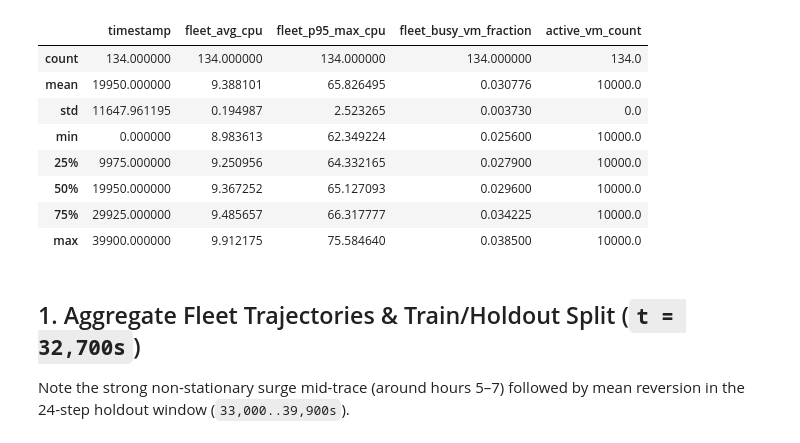
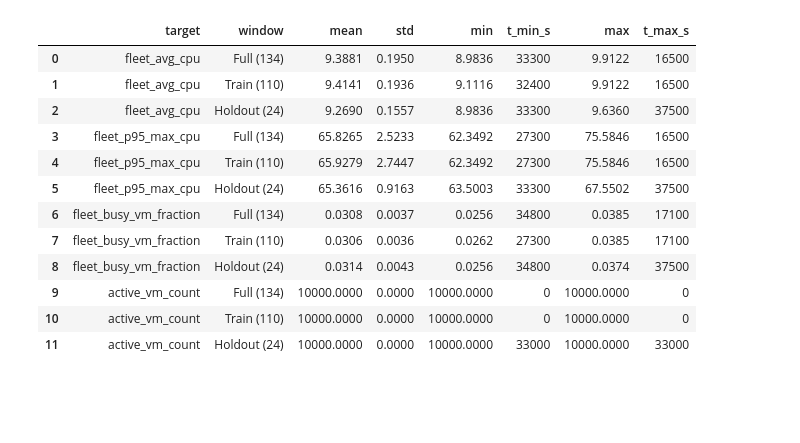
Before and after one commit to Marwangasser1/cloud-workload-forecasting-challenge, a Jupyter notebook: notebooks/02_workload_eda.ipynb, the cells around one changed output. Drawn from its saved outputs; the diff is of its cells as text; code cells hidden in the pictures; blank space fills up the shorter version.

```diff
--- a/notebooks/02_workload_eda.ipynb
+++ b/notebooks/02_workload_eda.ipynb
@@ -5,29 +4,45 @@ This notebook explores the temporal dynamics of the 4 aggregate fleet targets (`
 # %%
 from pathlib import Path
 import numpy as np
 import pandas as pd
 import matplotlib.pyplot as plt
+from statsmodels.tsa.stattools import acf
+from IPython.display import Image, display
 
 from cwfc.io import load_cpu_readings, load_vm_metadata
 from cwfc.predict import build_fleet_targets
-from cwfc.targets import build_segment_targets, split_train_holdout
+from cwfc.targets import split_train_holdout, build_segment_targets, split_raw_readings_train_holdout
+from cwfc.models import assign_vm_segments
 
 DATA_DIR = Path('../challenge_data')
 readings = load_cpu_readings(DATA_DIR)
 metadata = load_vm_metadata(DATA_DIR)
 agg_df = build_fleet_targets(readings)
 train_df, holdout_df = split_train_holdout(agg_df, n_holdout=24)
-agg_df[['timestamp', 'fleet_avg_cpu', 'fleet_p95_max_cpu', 'fleet_busy_vm_fraction', 'active_vm_count']].describe()
+
+rows = []
+for col in ['fleet_avg_cpu', 'fleet_p95_max_cpu', 'fleet_busy_vm_fraction', 'active_vm_count']:
+    for split_name, df_part in [('Full (134)', agg_df), ('Train (110)', train_df), ('Holdout (24)', holdout_df)]:
+        s = df_part[col]
+        rows.append({
+            'target': col, 'window': split_name,
+            'mean': s.mean(), 'std': s.std(ddof=1),
+            'min': s.min(), 't_min_s': int(df_part.loc[s.idxmin(), 'timestamp']),
+            'max': s.max(), 't_max_s': int(df_part.loc[s.idxmax(), 'timestamp']),
+        })
+summary_targets = pd.DataFrame(rows)
+display(summary_targets.round(4))
 # %% [output]
-|  | timestamp | fleet_avg_cpu | fleet_p95_max_cpu | fleet_busy_vm_fraction | active_vm_count |
-| count | 134.000000 | 134.000000 | 134.000000 | 134.000000 | 134.0 |
-| mean | 19950.000000 | 9.388101 | 65.826495 | 0.030776 | 10000.0 |
-| std | 11647.961195 | 0.194987 | 2.523265 | 0.003730 | 0.0 |
-| min | 0.000000 | 8.983613 | 62.349224 | 0.025600 | 10000.0 |
-| 25% | 9975.000000 | 9.250956 | 64.332165 | 0.027900 | 10000.0 |
-| 50% | 19950.000000 | 9.367252 | 65.127093 | 0.029600 | 10000.0 |
-| 75% | 29925.000000 | 9.485657 | 66.317777 | 0.034225 | 10000.0 |
-| max | 39900.000000 | 9.912175 | 75.584640 | 0.038500 | 10000.0 |
+|  | target | window | mean | std | min | t_min_s | max | t_max_s |
+| 0 | fleet_avg_cpu | Full (134) | 9.3881 | 0.1950 | 8.9836 | 33300 | 9.9122 | 16500 |
+| 1 | fleet_avg_cpu | Train (110) | 9.4141 | 0.1936 | 9.1116 | 32400 | 9.9122 | 16500 |
+| 2 | fleet_avg_cpu | Holdout (24) | 9.2690 | 0.1557 | 8.9836 | 33300 | 9.6360 | 37500 |
+| 3 | fleet_p95_max_cpu | Full (134) | 65.8265 | 2.5233 | 62.3492 | 27300 | 75.5846 | 16500 |
+| 4 | fleet_p95_max_cpu | Train (110) | 65.9279 | 2.7447 | 62.3492 | 27300 | 75.5846 | 16500 |
+| 5 | fleet_p95_max_cpu | Holdout (24) | 65.3616 | 0.9163 | 63.5003 | 33300 | 67.5502 | 37500 |
+| 6 | fleet_busy_vm_fraction | Full (134) | 0.0308 | 0.0037 | 0.0256 | 34800 | 0.0385 | 17100 |
+| 7 | fleet_busy_vm_fraction | Train (110) | 0.0306 | 0.0036 | 0.0262 | 27300 | 0.0385 | 17100 |
+| 8 | fleet_busy_vm_fraction | Holdout (24) | 0.0314 | 0.0043 | 0.0256 | 34800 | 0.0374 | 37500 |
+| 9 | active_vm_count | Full (134) | 10000.0000 | 0.0000 | 10000.0000 | 0 | 10000.0000 | 0 |
+| 10 | active_vm_count | Train (110) | 10000.0000 | 0.0000 | 10000.0000 | 0 | 10000.0000 | 0 |
+| 11 | active_vm_count | Holdout (24) | 10000.0000 | 0.0000 | 10000.0000 | 33000 | 10000.0000 | 33000 |
-# %% [markdown]
-## 1. Aggregate Fleet Trajectories & Train/Holdout Split (`t = 32,700s`)
-Note the strong non-stationary surge mid-trace (around hours 5–7) followed by mean reversion in the 24-step holdout window (`33,000..39,900s`).
```
Also changed, not shown: parts of 9 cells of this notebook, 12 other files.
